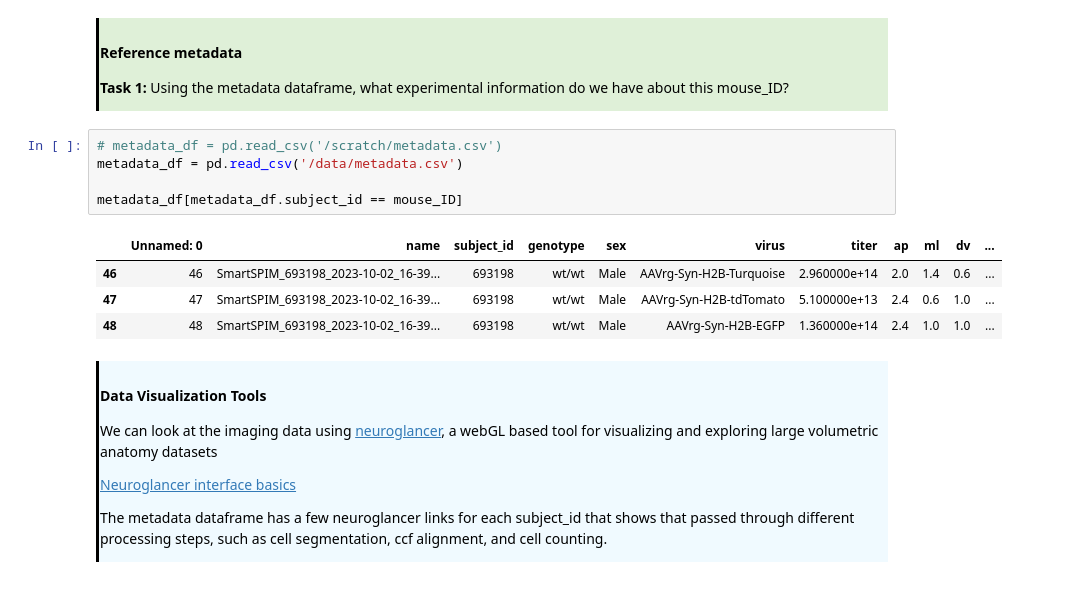
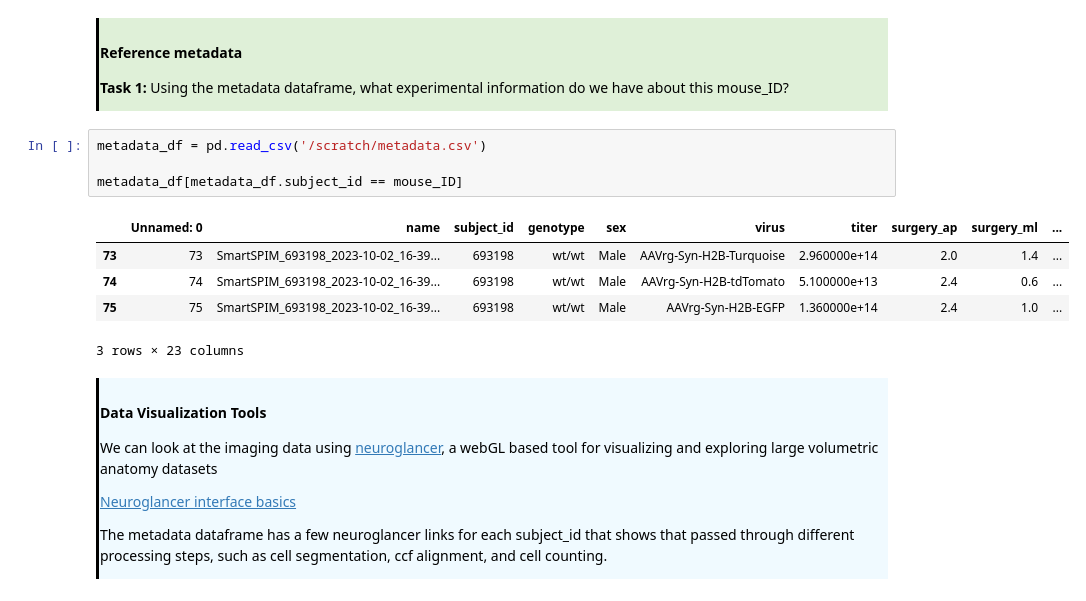
Before and after one commit to AllenNeuralDynamics/AIND-CNC-SmartSPIM-Workshop, a Jupyter notebook: code/02_mesoscale connectivity.ipynb, the cells around one changed output. Cells and saved outputs as stored; diff of their text form.

Commit message:
Edited 02_mesoscale connectivity.ipynb, metadata.yml

```diff
--- a/code/02_mesoscale connectivity.ipynb
+++ b/code/02_mesoscale connectivity.ipynb
@@ -90,15 +90,15 @@ channels
 
 **Task 1:** Using the metadata dataframe, what experimental information do we have about this mouse_ID?
 # %%
-# metadata_df = pd.read_csv('/scratch/metadata.csv')
-metadata_df = pd.read_csv('/data/metadata.csv')
+metadata_df = pd.read_csv('/scratch/metadata.csv')
 
 metadata_df[metadata_df.subject_id == mouse_ID]
 # %% [output]
-|  | Unnamed: 0 | name | subject_id | genotype | sex | virus | titer | ap | ml | dv | ... |
-| 46 | 46 | SmartSPIM_693198_2023-10-02_16-39... | 693198 | wt/wt | Male | AAVrg-Syn-H2B-Turquoise | 2.960000e+14 | 2.0 | 1.4 | 0.6 | ... |
-| 47 | 47 | SmartSPIM_693198_2023-10-02_16-39... | 693198 | wt/wt | Male | AAVrg-Syn-H2B-tdTomato | 5.100000e+13 | 2.4 | 0.6 | 1.0 | ... |
-| 48 | 48 | SmartSPIM_693198_2023-10-02_16-39... | 693198 | wt/wt | Male | AAVrg-Syn-H2B-EGFP | 1.360000e+14 | 2.4 | 1.0 | 1.0 | ... |
+|  | Unnamed: 0 | name | subject_id | genotype | sex | virus | titer | surgery_ap | surgery_ml | ... |
+| 73 | 73 | SmartSPIM_693198_2023-10-02_16-39... | 693198 | wt/wt | Male | AAVrg-Syn-H2B-Turquoise | 2.960000e+14 | 2.0 | 1.4 | ... |
+| 74 | 74 | SmartSPIM_693198_2023-10-02_16-39... | 693198 | wt/wt | Male | AAVrg-Syn-H2B-tdTomato | 5.100000e+13 | 2.4 | 0.6 | ... |
+| 75 | 75 | SmartSPIM_693198_2023-10-02_16-39... | 693198 | wt/wt | Male | AAVrg-Syn-H2B-EGFP | 1.360000e+14 | 2.4 | 1.0 | ... |
+3 rows × 23 columns
 # %% [markdown]
 <div style="border-left: 3px solid #000; padding: 1px; padding-left: 10px; background: #F0FAFF; ">
 
```
Also changed, not shown: parts of 3 cells of this notebook, 1 other file.
